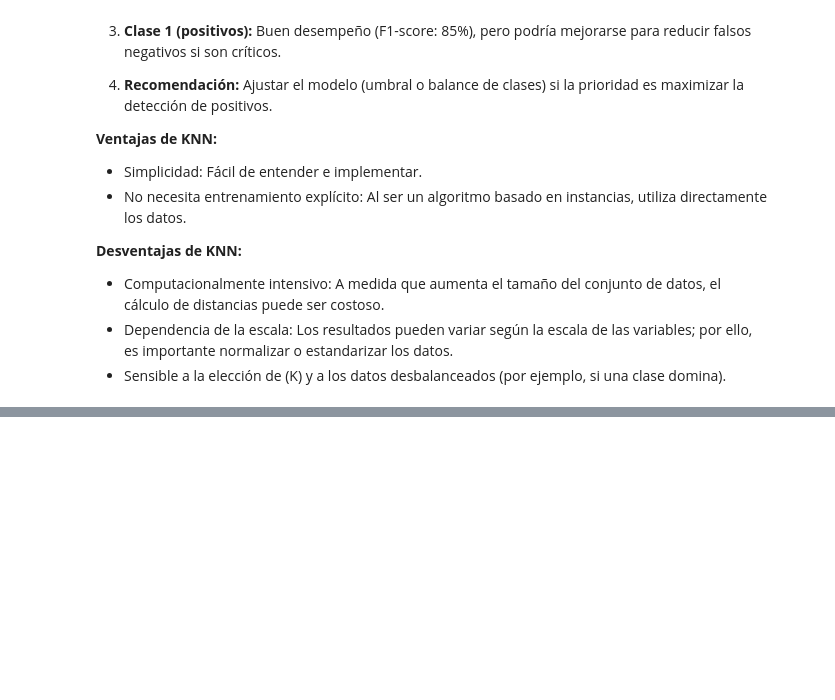
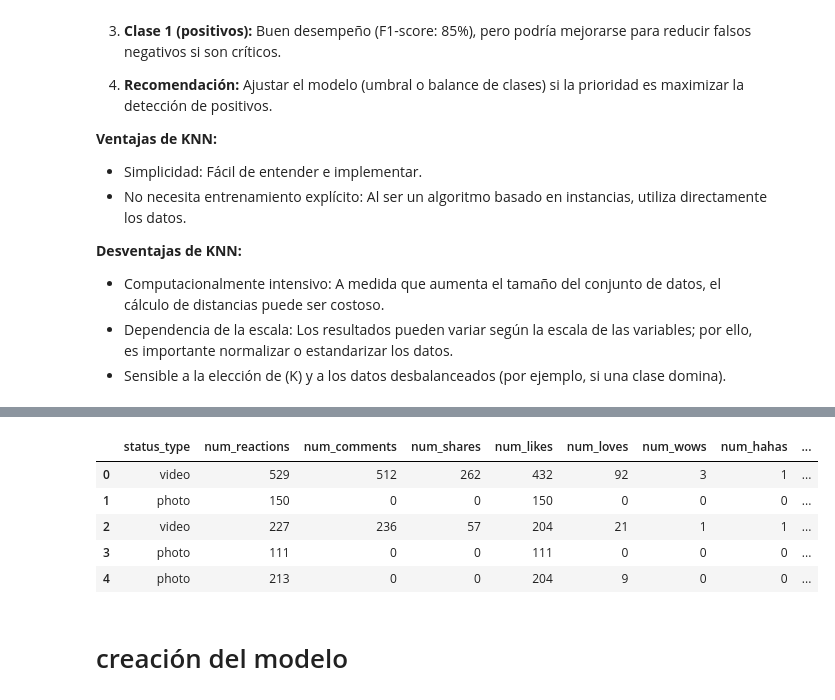
Before and after one commit to Feru34/Modelos_Toronbolo, a Jupyter notebook: k_Nearest_Neighbor_and_Clustering_k_Means.ipynb, the cells around one changed output, grey strips where cells are left out. Drawn from its saved outputs; the diff is of its cells as text; code cells hidden in the pictures; blank space fills up the shorter version.

```diff
--- a/k_Nearest_Neighbor_and_Clustering_k_Means.ipynb
+++ b/k_Nearest_Neighbor_and_Clustering_k_Means.ipynb
@@ -288,0 +418,2 @@ plt.show()
+# %%
+df.drop(['status_id', 'status_published'], axis=1, inplace=True)
@@ -288,0 +440,11 @@ plt.show()
+# %%
+df.head()
+# %% [output]
+|  | status_type | num_reactions | num_comments | num_shares | num_likes | num_loves | num_wows | num_hahas | ... |
+| 0 | video | 529 | 512 | 262 | 432 | 92 | 3 | 1 | ... |
+| 1 | photo | 150 | 0 | 0 | 150 | 0 | 0 | 0 | ... |
+| 2 | video | 227 | 236 | 57 | 204 | 21 | 1 | 1 | ... |
+| 3 | photo | 111 | 0 | 0 | 111 | 0 | 0 | 0 | ... |
+| 4 | photo | 213 | 0 | 0 | 204 | 9 | 0 | 0 | ... |
+# %% [markdown]
+# creación del modelo
```
Also changed, not shown: parts of 38 cells of this notebook.
